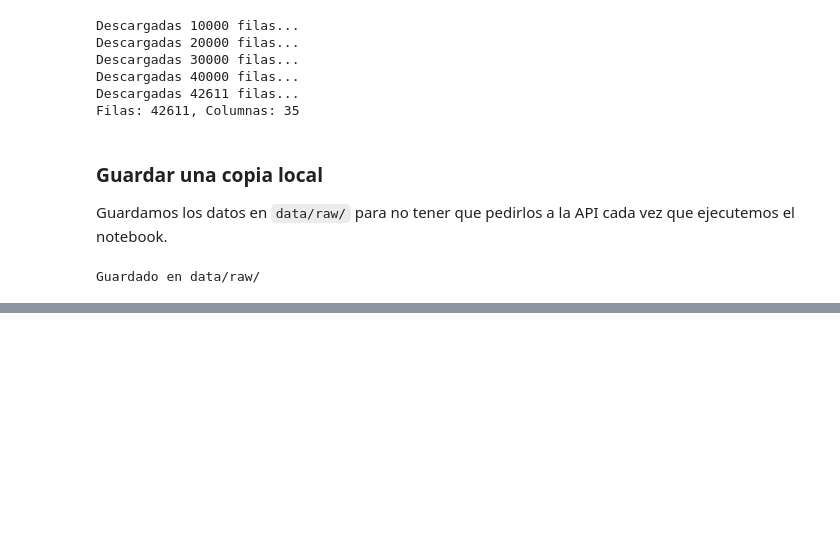
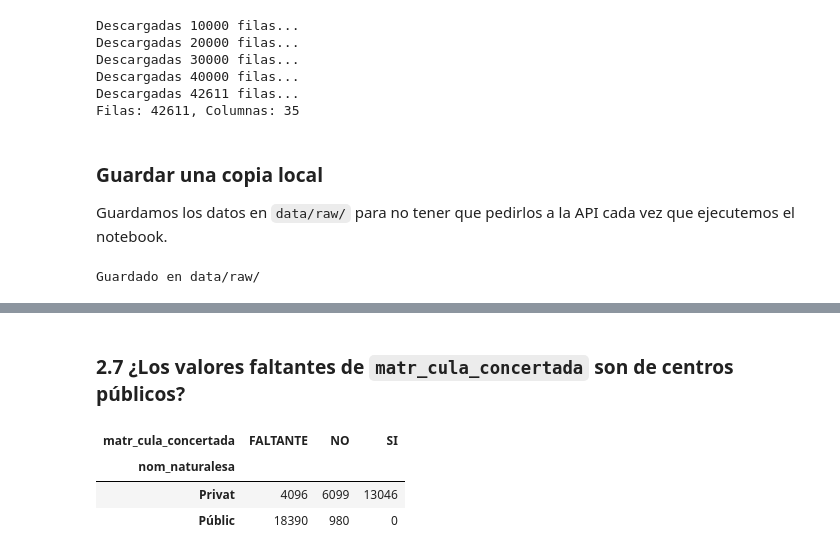
Before and after one commit to esrakesken/eda-educacion-barcelona, a Jupyter notebook: notebooks/01_eda_educacion_bcn.ipynb, the cells around one changed output, grey strips where cells are left out. Saved outputs shown, nothing was run; the diff lists cells and outputs as text; code cells hidden in the pictures; blank space fills up the shorter version.

```diff
--- a/notebooks/01_eda_educacion_bcn.ipynb
+++ b/notebooks/01_eda_educacion_bcn.ipynb
@@ -68,0 +174,9 @@ Guardado en data/raw/
+# %% [markdown]
+### 2.7 ¿Los valores faltantes de `matr_cula_concertada` son de centros públicos?
+# %%
+pd.crosstab(df["nom_naturalesa"], df["matr_cula_concertada"].fillna("FALTANTE"))
+# %% [output]
+| matr_cula_concertada | FALTANTE | NO | SI |
+| nom_naturalesa |  |  |  |
+| Privat | 4096 | 6099 | 13046 |
+| Públic | 18390 | 980 | 0 |
```
Also changed, not shown: parts of 14 cells of this notebook.
